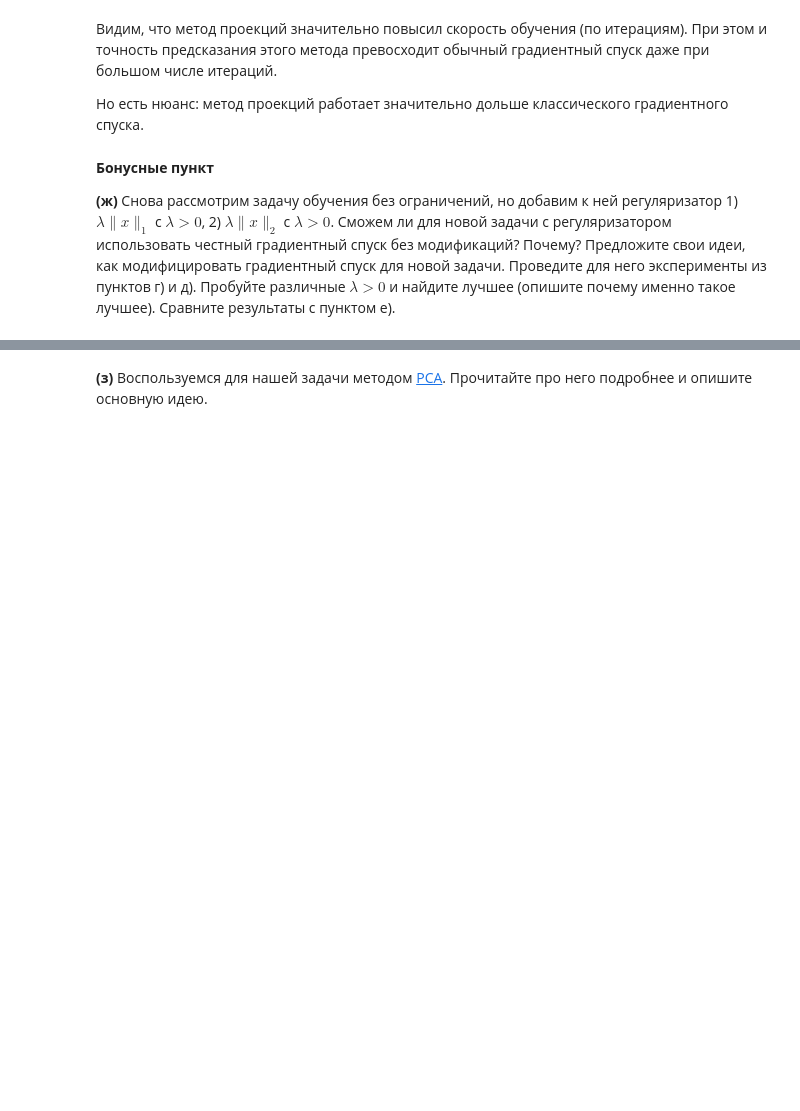
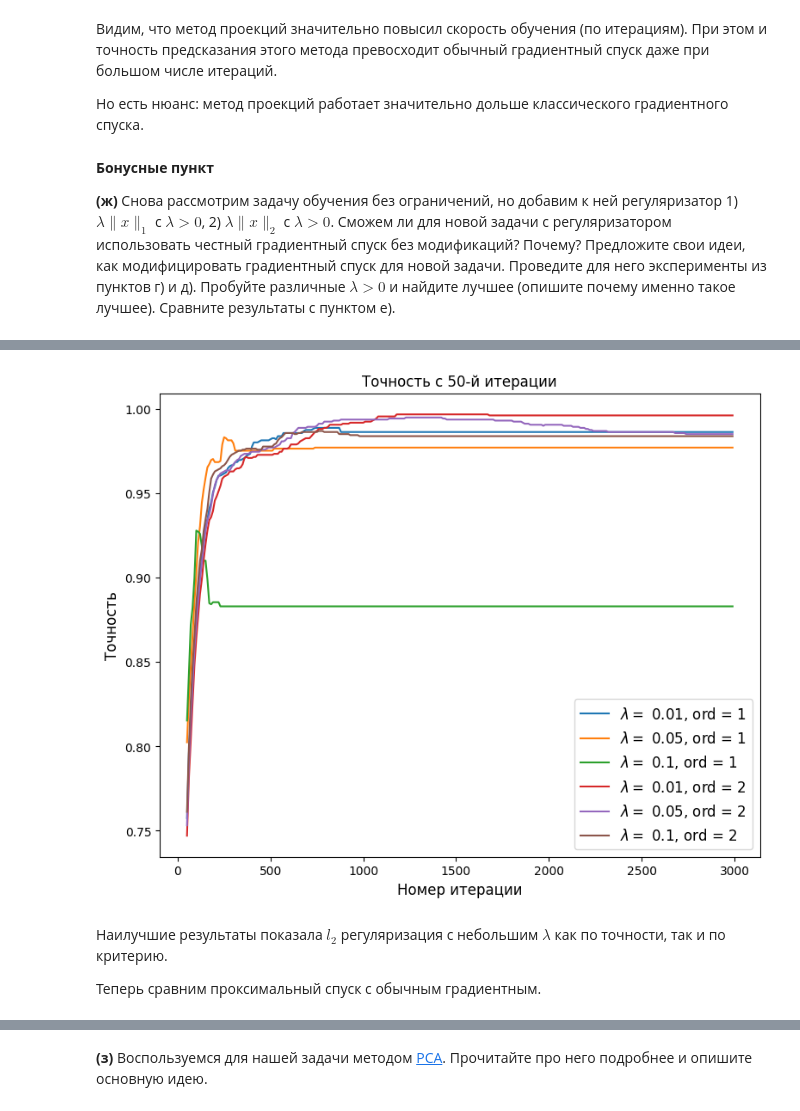
Before and after one commit to featztex/optimization, a Jupyter notebook: hw/Emelyanov_HW_2.ipynb, the cells around one changed output, grey strips where cells are left out. Saved outputs shown, nothing was run; the diff lists cells and outputs as text; code cells hidden in the pictures; blank space fills up the shorter version.

```diff
--- a/hw/Emelyanov_HW_2.ipynb
+++ b/hw/Emelyanov_HW_2.ipynb
@@ -424,0 +515,26 @@ __(ж)__ Снова рассмотрим задачу обучения без о
+# %%
+plt.figure(figsize = (9, 7))
+
+ords = [1, 1, 1, 2, 2, 2]
+lambdas = [0.01, 0.05, 0.1, 0.01, 0.05, 0.1,]
+
+for lambd, ord in zip(lambdas, ords):
+    x_vals, errs = grad_descent_prox(iters=iters, gamma=1/L, lambd=lambd, ord=ord)
+    n, acc = [], []
+    for i in range(50, iters, 10):
+        x = x_vals[i]
+        n.append(i)
+        acc.append(accuracy_score([round(xk) for xk in (X_test @ x)], y_test))
+    plt.plot(n, acc, label=f'$\lambda =$ {lambd}, ord = {ord}')
+
+plt.title("Точность c 50-й итерации", fontsize = 12)
+plt.xlabel("Номер итерации", fontsize = 12)
+plt.ylabel("Точность", fontsize = 12)
+plt.legend(fontsize = 12)
+plt.show()
+# %% [output]
+[figure, added]
+# %% [markdown]
+Наилучшие результаты показала $l_2$ регуляризация с небольшим $\lambda$ как по точности, так и по критерию.
+
+Теперь сравним проксимальный спуск с обычным градиентным.
```
Also changed, not shown: parts of 14 cells of this notebook.
